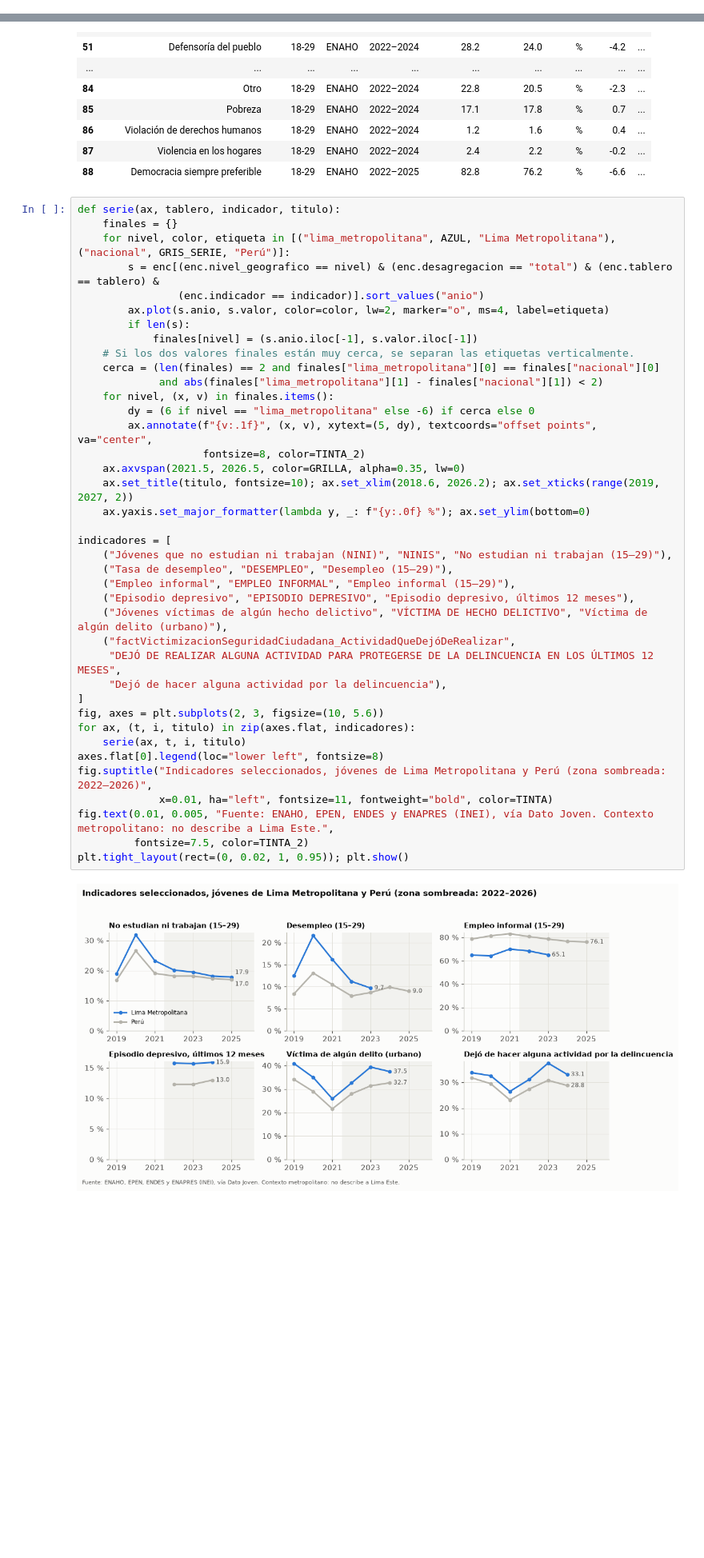
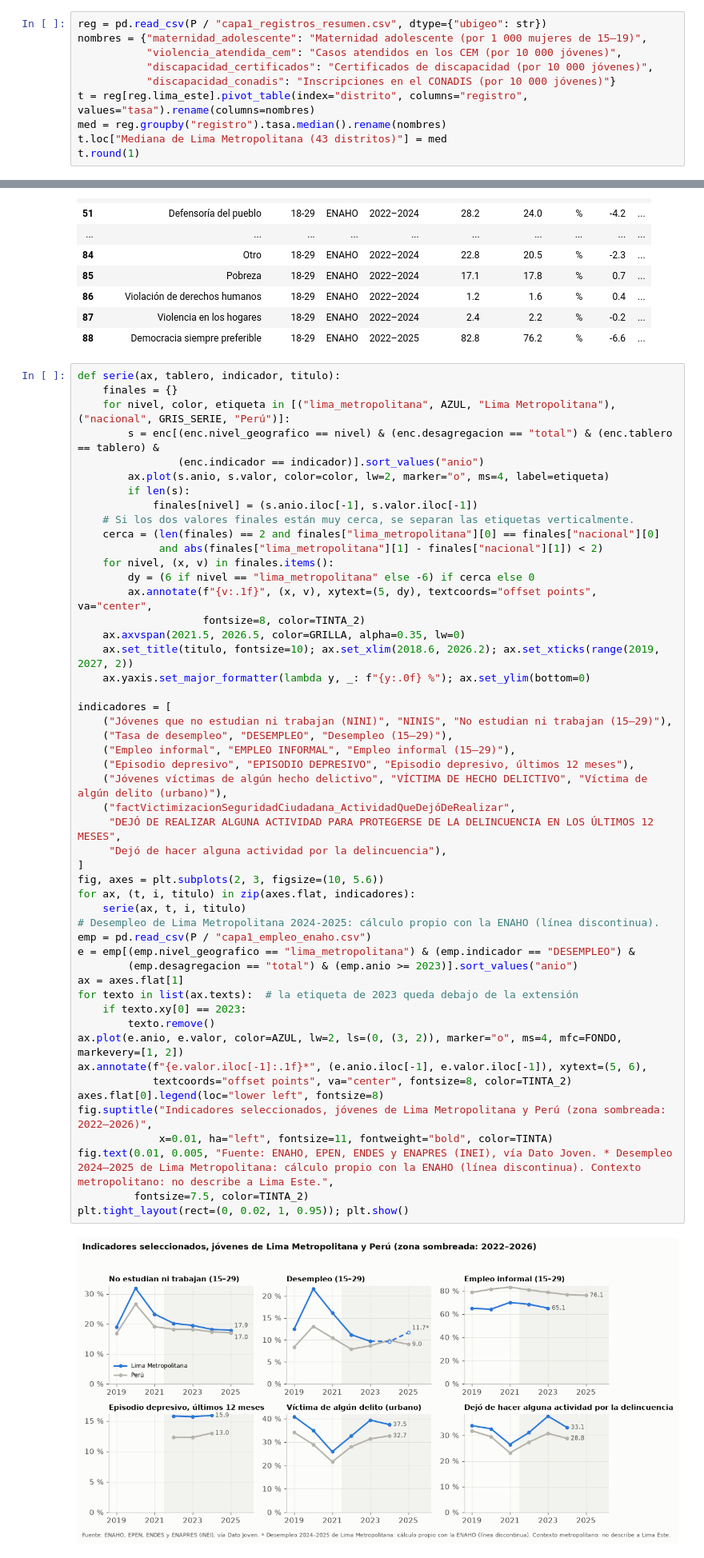
Before and after one commit to serugiran96/ORP-juventudLimaEste, a Jupyter notebook: proyectos/modelo-definicion-actividades/notebooks/01_capa1_diagnostico.ipynb, the cells around one changed output, grey strips where cells are left out. Shown at 80% size. Saved outputs shown, nothing was run; the diff lists cells and outputs as text; blank space fills up the shorter version.

```diff
--- a/proyectos/modelo-definicion-actividades/notebooks/01_capa1_diagnostico.ipynb
+++ b/proyectos/modelo-definicion-actividades/notebooks/01_capa1_diagnostico.ipynb
@@ -323,0 +345,10 @@ Experiencia previa de voluntariado por temática (% que marcó SÍ)
+# %%
+reg = pd.read_csv(P / "capa1_registros_resumen.csv", dtype={"ubigeo": str})
+nombres = {"maternidad_adolescente": "Maternidad adolescente (por 1 000 mujeres de 15–19)",
+           "violencia_atendida_cem": "Casos atendidos en los CEM (por 10 000 jóvenes)",
+           "discapacidad_certificados": "Certificados de discapacidad (por 10 000 jóvenes)",
+           "discapacidad_conadis": "Inscripciones en el CONADIS (por 10 000 jóvenes)"}
+t = reg[reg.lima_este].pivot_table(index="distrito", columns="registro", values="tasa").rename(columns=nombres)
+med = reg.groupby("registro").tasa.median().rename(nombres)
+t.loc["Mediana de Lima Metropolitana (43 distritos)"] = med
+t.round(1)
@@ -493,35 +641,46 @@ def serie(ax, tablero, indicador, titulo):
     # Si los dos valores finales están muy cerca, se separan las etiquetas verticalmente.
     cerca = (len(finales) == 2 and finales["lima_metropolitana"][0] == finales["nacional"][0]
              and abs(finales["lima_metropolitana"][1] - finales["nacional"][1]) < 2)
     for nivel, (x, v) in finales.items():
         dy = (6 if nivel == "lima_metropolitana" else -6) if cerca else 0
         ax.annotate(f"{v:.1f}", (x, v), xytext=(5, dy), textcoords="offset points", va="center",
                     fontsize=8, color=TINTA_2)
     ax.axvspan(2021.5, 2026.5, color=GRILLA, alpha=0.35, lw=0)
     ax.set_title(titulo, fontsize=10); ax.set_xlim(2018.6, 2026.2); ax.set_xticks(range(2019, 2027, 2))
     ax.yaxis.set_major_formatter(lambda y, _: f"{y:.0f} %"); ax.set_ylim(bottom=0)
 
 indicadores = [
     ("Jóvenes que no estudian ni trabajan (NINI)", "NINIS", "No estudian ni trabajan (15–29)"),
     ("Tasa de desempleo", "DESEMPLEO", "Desempleo (15–29)"),
     ("Empleo informal", "EMPLEO INFORMAL", "Empleo informal (15–29)"),
     ("Episodio depresivo", "EPISODIO DEPRESIVO", "Episodio depresivo, últimos 12 meses"),
     ("Jóvenes víctimas de algún hecho delictivo", "VÍCTIMA DE HECHO DELICTIVO", "Víctima de algún delito (urbano)"),
     ("factVictimizacionSeguridadCiudadana_ActividadQueDejóDeRealizar",
      "DEJÓ DE REALIZAR ALGUNA ACTIVIDAD PARA PROTEGERSE DE LA DELINCUENCIA EN LOS ÚLTIMOS 12 MESES",
      "Dejó de hacer alguna actividad por la delincuencia"),
 ]
 fig, axes = plt.subplots(2, 3, figsize=(10, 5.6))
 for ax, (t, i, titulo) in zip(axes.flat, indicadores):
     serie(ax, t, i, titulo)
+# Desempleo de Lima Metropolitana 2024-2025: cálculo propio con la ENAHO (línea discontinua).
+emp = pd.read_csv(P / "capa1_empleo_enaho.csv")
+e = emp[(emp.nivel_geografico == "lima_metropolitana") & (emp.indicador == "DESEMPLEO") &
+        (emp.desagregacion == "total") & (emp.anio >= 2023)].sort_values("anio")
+ax = axes.flat[1]
+for texto in list(ax.texts):  # la etiqueta de 2023 queda debajo de la extensión
+    if texto.xy[0] == 2023:
+        texto.remove()
+ax.plot(e.anio, e.valor, color=AZUL, lw=2, ls=(0, (3, 2)), marker="o", ms=4, mfc=FONDO, markevery=[1, 2])
+ax.annotate(f"{e.valor.iloc[-1]:.1f}*", (e.anio.iloc[-1], e.valor.iloc[-1]), xytext=(5, 6),
+            textcoords="offset points", va="center", fontsize=8, color=TINTA_2)
 axes.flat[0].legend(loc="lower left", fontsize=8)
 fig.suptitle("Indicadores seleccionados, jóvenes de Lima Metropolitana y Perú (zona sombreada: 2022–2026)",
              x=0.01, ha="left", fontsize=11, fontweight="bold", color=TINTA)
-fig.text(0.01, 0.005, "Fuente: ENAHO, EPEN, ENDES y ENAPRES (INEI), vía Dato Joven. Contexto metropolitano: no describe a Lima Este.",
+fig.text(0.01, 0.005, "Fuente: ENAHO, EPEN, ENDES y ENAPRES (INEI), vía Dato Joven. * Desempleo 2024–2025 de Lima Metropolitana: cálculo propio con la ENAHO (línea discontinua). Contexto metropolitano: no describe a Lima Este.",
          fontsize=7.5, color=TINTA_2)
 plt.tight_layout(rect=(0, 0.02, 1, 0.95)); plt.show()
 # %% [output]
-[figure, old version]
+[figure, new version]
 # %%
 # Se excluye participación ciudadana (percepciones y confianza institucional) para centrar el gráfico en
 # necesidades, y el NINI repetido en "Actividades que realizan los jóvenes".
```
Also changed, not shown: parts of 10 cells of this notebook, 3 other files.
